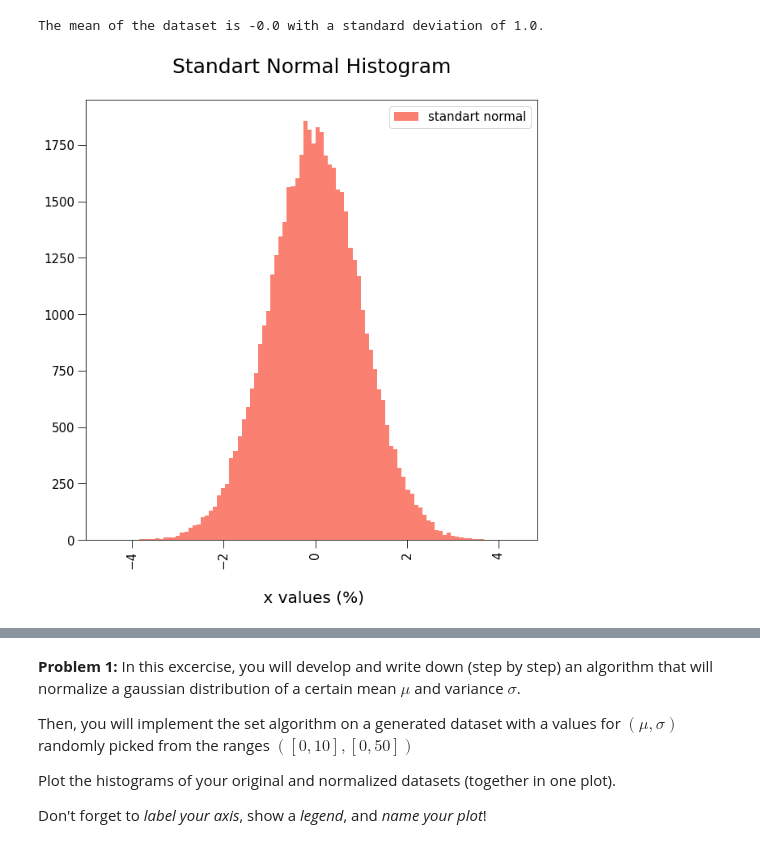
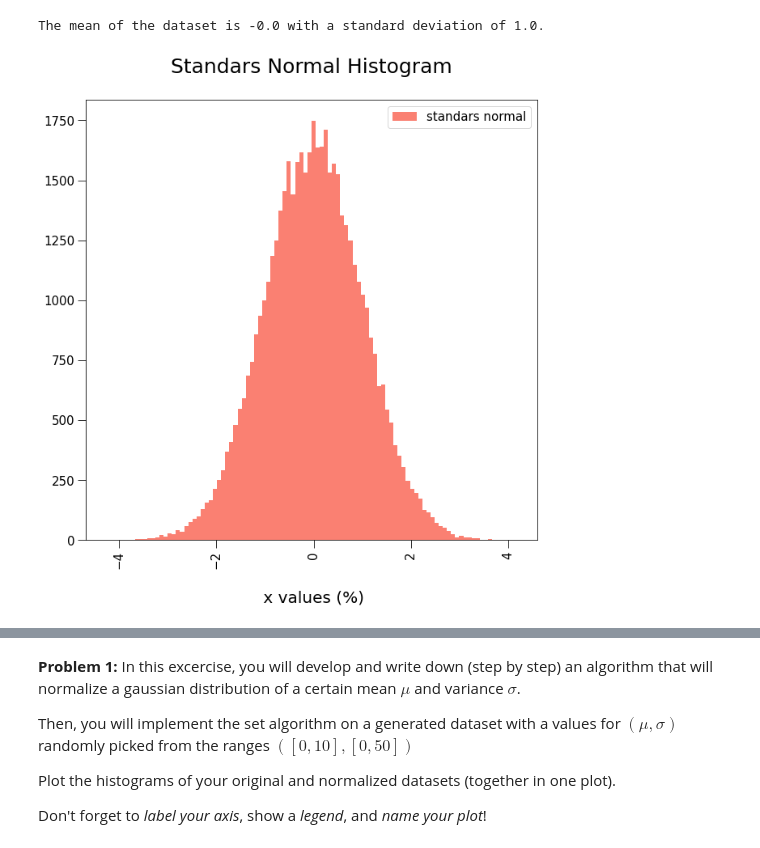
Before and after one commit to yawningbrain/Data-Science-Tutorials, a Jupyter notebook: Math345_LAB_W3.ipynb, the cells around one changed output, grey strips where cells are left out. Saved outputs shown, nothing was run; the diff lists cells and outputs as text; code cells hidden in the pictures.

```diff
--- a/Math345_LAB_W3.ipynb
+++ b/Math345_LAB_W3.ipynb
@@ -35,30 +35,30 @@ The 73 row of our array is:
 # %%
-# generate a gaussian dataset - standart noram (mean = 0 varience = 1) of a certain size
+# generate a gaussian dataset - standars noram (mean = 0 varience = 1) of a certain size
 
 size = 50000
 
 stand_norm = np.random.randn(size)
 
 print(f'The mean of the dataset is {np.round(stand_norm.mean(),2)} with a standard deviation of {np.round(stand_norm.std(),2)}.\n')
 
 # PLotting Histogram
 plt.figure(figsize = (10,10))
 
-plt.hist(stand_norm, bins  = 100, color  = 'salmon', label = 'standart normal')
+plt.hist(stand_norm, bins  = 100, color  = 'salmon', label = 'standars normal')
 
 plt.legend(fontsize = 15)
 
-plt.title("Standart Normal Histogram\n", fontsize=25)
+plt.title("Standars Normal Histogram\n", fontsize=25)
 
 plt.xlabel("\n x values (%)", fontsize=20)
 
 plt.tick_params(direction='out', length=10)
 
 plt.xticks(fontsize=15, rotation=90)
 plt.yticks(fontsize=15, rotation=0)
 
 plt.show()
 # %% [output]
 The mean of the dataset is -0.0 with a standard deviation of 1.0.
-[figure, old version]
+[figure, new version]
 # %%
```
Also changed, not shown: parts of 10 cells of this notebook.
